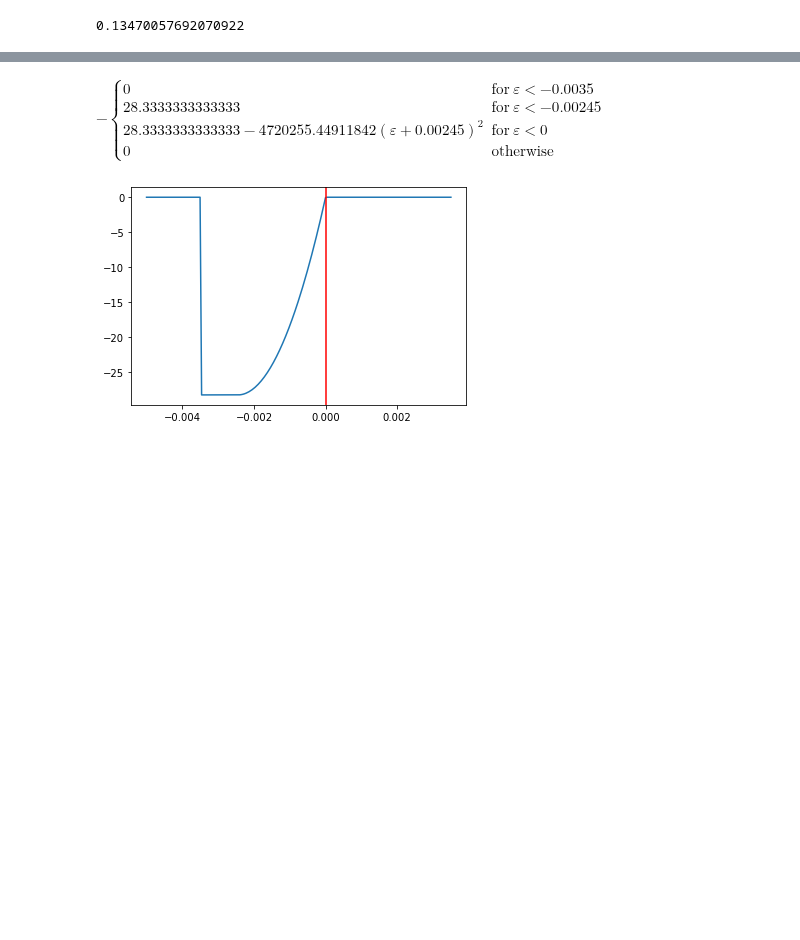
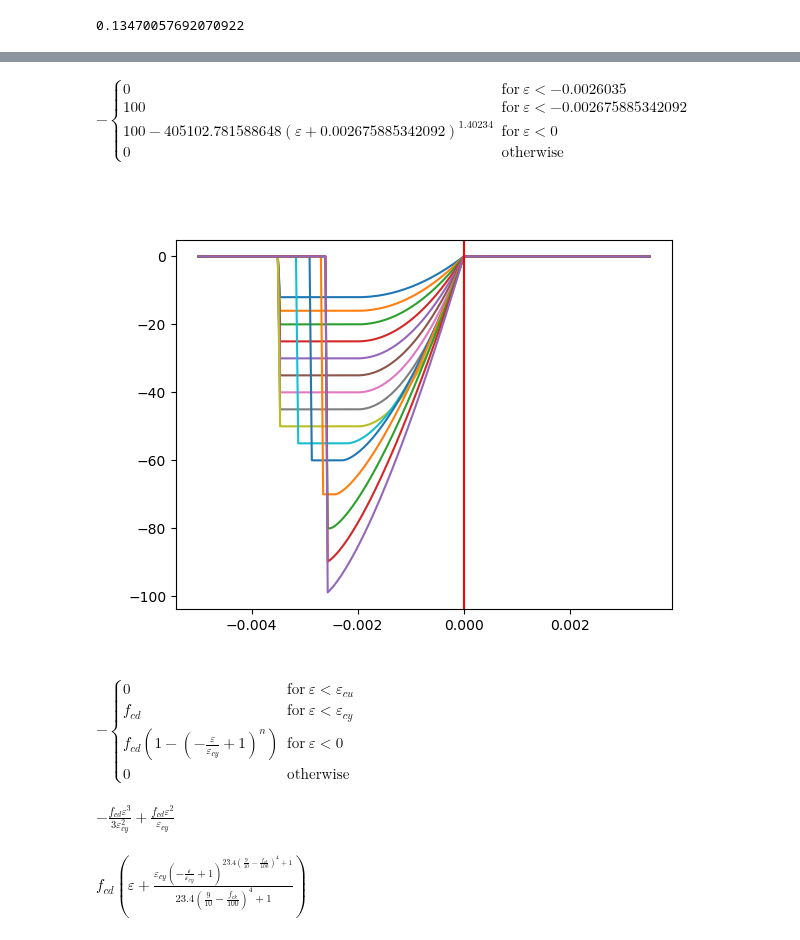
Before and after one commit to rosoba/bmcs_cross_section, a Jupyter notebook: notebooks/mkappa/testing_material_laws.ipynb, the cells around one changed output, grey strips where cells are left out. Drawn from its saved outputs; the diff is of its cells as text; code cells hidden in the pictures; blank space fills up the shorter version.

```diff
--- a/notebooks/mkappa/testing_material_laws.ipynb
+++ b/notebooks/mkappa/testing_material_laws.ipynb
@@ -171,40 +172,60 @@ plt.axvline(x=0, color='r', linestyle='-')
 # %%
 # EC2, eq. (3.17-3.18)
 
 import sympy as sp
 import matplotlib.pyplot as plt
 import numpy as np
 
 eps_cy = sp.Symbol('varepsilon_cy', real=True)
 eps_cu = sp.Symbol('varepsilon_cu', real=True)
 eps = sp.Symbol('varepsilon', real=True)
 E_cc = sp.Symbol('E_cc', real=True)
 
 f_cd = sp.Symbol('f_cd', real=True)
 n = sp.Symbol('n', real=True)
 
 sig_c = f_cd * (1-(1- eps/eps_cy)**n)
 
-sig_c_eps = -sp.Piecewise(
+sig_c_eps_ = -sp.Piecewise(
         (0, eps < eps_cu),
         (f_cd, eps < eps_cy),
         (sig_c, eps < 0),
         (0, True)
     )
 
 eps_values = np.linspace(-0.005, 0.0035, 200)
-sig_c_eps = sig_c_eps.subs({E_cc:37000, eps_cy:-0.00245, f_cd:50 * 0.85/1.5, n:2, eps_cu:-0.0035})
-# sig_c_eps = sig_c_eps.subs({E_cc:44000, eps_cy:-0.0028, f_cm:98, eps_cu:-0.0028})
 
-get_sig = sp.lambdify(eps, sig_c_eps, 'numpy' )
-plt.plot(eps_values, get_sig(eps_values))
-# plt.show()
-plt.axvline(x=0, color='r', linestyle='-')
+fig3, ax3 = plt.subplots()
+for f_ck in [12., 16., 20, 25, 30, 35, 40, 45, 50, 55, 60, 70, 80, 90, 100]:
+    eps_cy_ = - EC2.get_eps_c2(f_ck)
+    eps_cu_ = - EC2.get_eps_cu2(f_ck)
+    sig_c_eps = sig_c_eps_.subs({n:EC2.get_n(f_ck), E_cc:EC2.get_E_cm(f_ck), eps_cy:eps_cy_,
+                                f_cd:f_ck, eps_cu:eps_cu_})
+
+    get_sig = sp.lambdify(eps, sig_c_eps, 'numpy')
+    ax3.plot(eps_values, get_sig(eps_values))
+
+ax3.axvline(x=0, color='r', linestyle='-')
 
 sig_c_eps
 # %% [output]
-$\displaystyle - \begin{cases} 0 & \text{for}\: \varepsilon < -0.0035 \\28.3333333333333 & \text{for}\: \varepsilon < -0.00245 \\28.3333333333333 - 4720255.44911842 \left(\varepsilon + 0.00245\right)^{2} & \text{for}\: \varepsilon < 0 \\0 & \text{otherwise} \end{cases}$
+$\displaystyle - \begin{cases} 0 & \text{for}\: \varepsilon < -0.0026035 \\100 & \text{for}\: \varepsilon < -0.002675885342092 \\100 - 405102.781588648 \left(\varepsilon + 0.002675885342092\right)^{1.40234} & \text{for}\: \varepsilon < 0 \\0 & \text{otherwise} \end{cases}$
-[figure, old version]
+[figure, new version]
+# %%
+sig_c_eps_
+# %% [output]
+$\displaystyle - \begin{cases} 0 & \text{for}\: \varepsilon < \varepsilon_{cu} \\f_{cd} & \text{for}\: \varepsilon < \varepsilon_{cy} \\f_{cd} \left(1 - \left(- \frac{\varepsilon}{\varepsilon_{cy}} + 1\right)^{n}\right) & \text{for}\: \varepsilon < 0 \\0 & \text{otherwise} \end{cases}$
+# %%
+# For concrete up to C50
+sp.integrate(sig_c.subs({n:2}), eps)
+# %% [output]
+$\displaystyle - \frac{f_{cd} \varepsilon^{3}}{3 \varepsilon_{cy}^{2}} + \frac{f_{cd} \varepsilon^{2}}{\varepsilon_{cy}}$
+# %%
+# For concrete more than C50
+f_ck = sp.symbols('f_ck', real=True)
+sp.integrate(sig_c.subs({n:23.4 * ((90 - f_ck) / 100) ** 4}), eps)
+# %% [output]
+$\displaystyle f_{cd} \left(\varepsilon + \frac{\varepsilon_{cy} \left(- \frac{\varepsilon}{\varepsilon_{cy}} + 1\right)^{23.4 \left(\frac{9}{10} - \frac{f_{ck}}{100}\right)^{4} + 1}}{23.4 \left(\frac{9}{10} - \frac{f_{ck}}{100}\right)^{4} + 1}\right)$
 # %%
 %matplotlib qt
 
```
Also changed, not shown: parts of 7 cells of this notebook, 13 other files.
